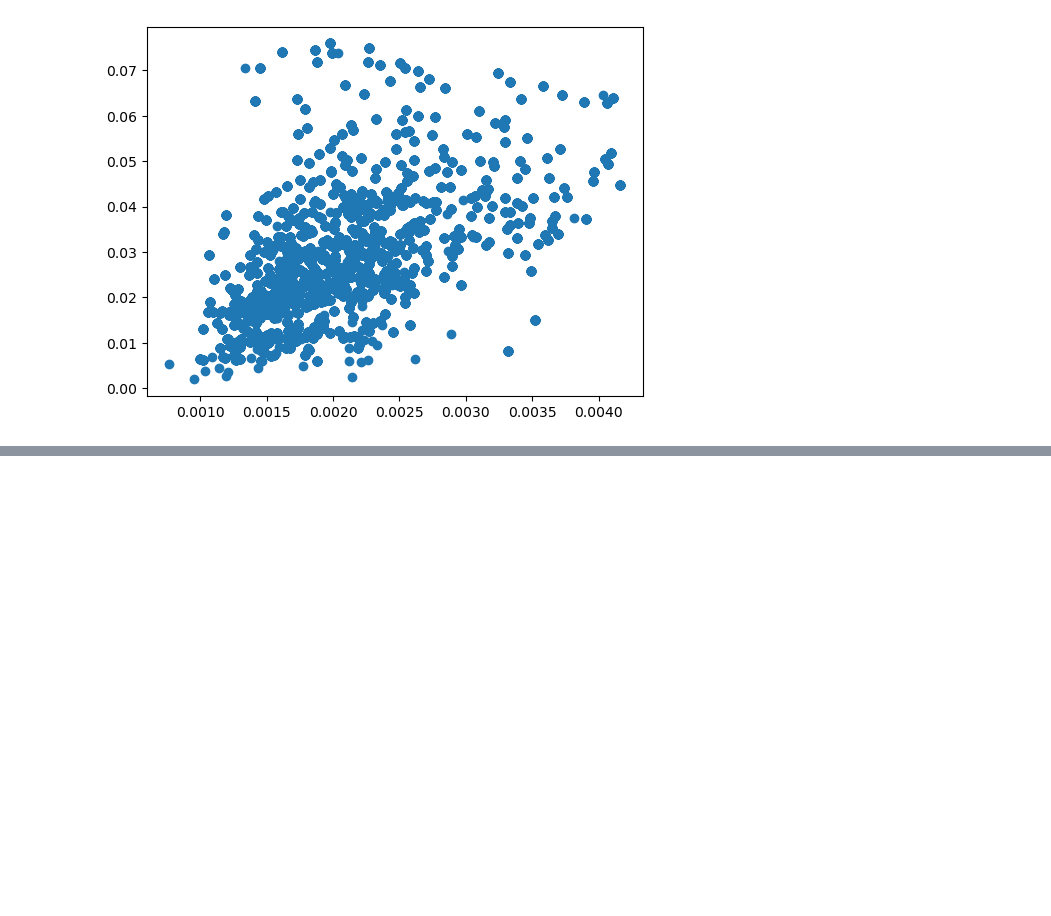
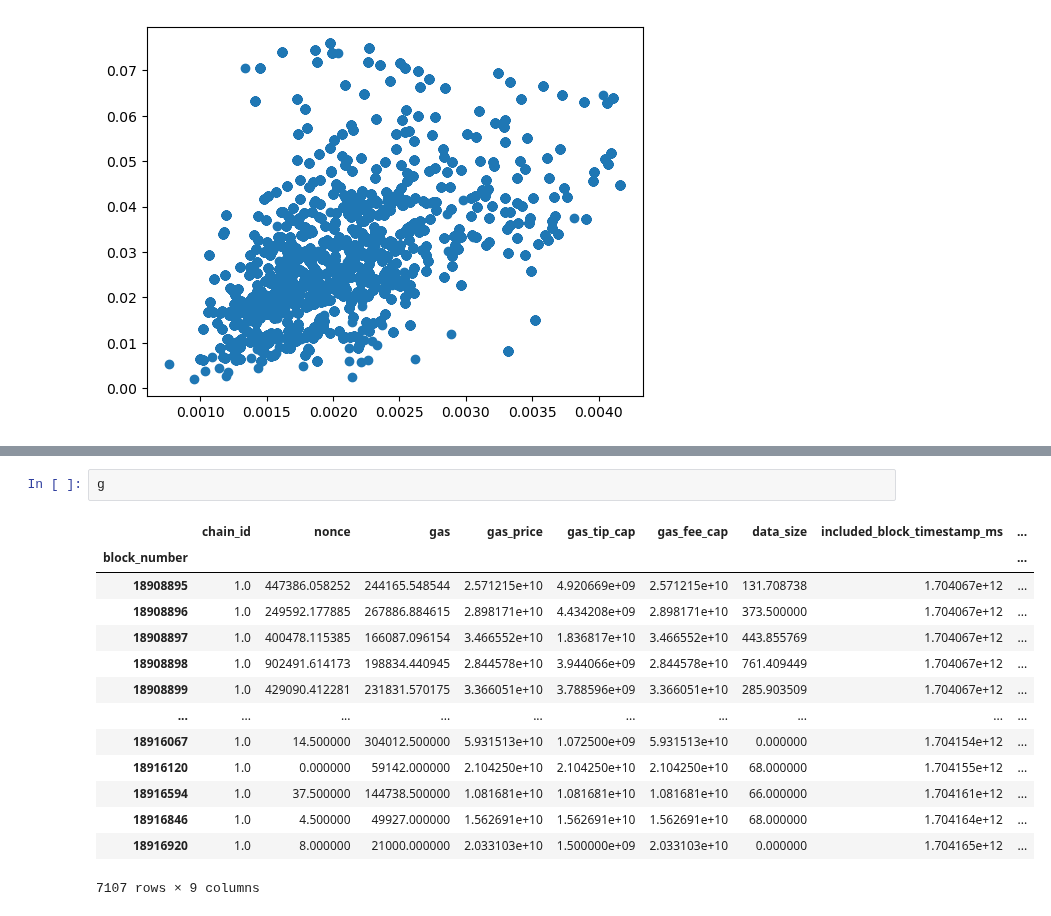
Before and after one commit to Armand-Morin/afp-berkeley-dynamic-fee-defi-amm, a Jupyter notebook: block_analysis.ipynb, the cells around one changed output, grey strips where cells are left out. Saved outputs shown, nothing was run; the diff lists cells and outputs as text; blank space fills up the shorter version.

```diff
--- a/block_analysis.ipynb
+++ b/block_analysis.ipynb
@@ -210,0 +269,17 @@ plt.scatter(agg[f1].values, agg[f2].values)
+# %%
+g
+# %% [output]
+|  | chain_id | nonce | gas | gas_price | gas_tip_cap | gas_fee_cap | data_size | included_block_timestamp_ms | ... |
+| block_number |  |  |  |  |  |  |  |  | ... |
+| 18908895 | 1.0 | 447386.058252 | 244165.548544 | 2.571215e+10 | 4.920669e+09 | 2.571215e+10 | 131.708738 | 1.704067e+12 | ... |
+| 18908896 | 1.0 | 249592.177885 | 267886.884615 | 2.898171e+10 | 4.434208e+09 | 2.898171e+10 | 373.500000 | 1.704067e+12 | ... |
+| 18908897 | 1.0 | 400478.115385 | 166087.096154 | 3.466552e+10 | 1.836817e+10 | 3.466552e+10 | 443.855769 | 1.704067e+12 | ... |
+| 18908898 | 1.0 | 902491.614173 | 198834.440945 | 2.844578e+10 | 3.944066e+09 | 2.844578e+10 | 761.409449 | 1.704067e+12 | ... |
+| 18908899 | 1.0 | 429090.412281 | 231831.570175 | 3.366051e+10 | 3.788596e+09 | 3.366051e+10 | 285.903509 | 1.704067e+12 | ... |
+| ... | ... | ... | ... | ... | ... | ... | ... | ... | ... |
+| 18916067 | 1.0 | 14.500000 | 304012.500000 | 5.931513e+10 | 1.072500e+09 | 5.931513e+10 | 0.000000 | 1.704154e+12 | ... |
+| 18916120 | 1.0 | 0.000000 | 59142.000000 | 2.104250e+10 | 2.104250e+10 | 2.104250e+10 | 68.000000 | 1.704155e+12 | ... |
+| 18916594 | 1.0 | 37.500000 | 144738.500000 | 1.081681e+10 | 1.081681e+10 | 1.081681e+10 | 66.000000 | 1.704161e+12 | ... |
+| 18916846 | 1.0 | 4.500000 | 49927.000000 | 1.562691e+10 | 1.562691e+10 | 1.562691e+10 | 68.000000 | 1.704164e+12 | ... |
+| 18916920 | 1.0 | 8.000000 | 21000.000000 | 2.033103e+10 | 1.500000e+09 | 2.033103e+10 | 0.000000 | 1.704165e+12 | ... |
+7107 rows × 9 columns
```
Also changed, not shown: parts of 5 cells of this notebook, 3 other files.
